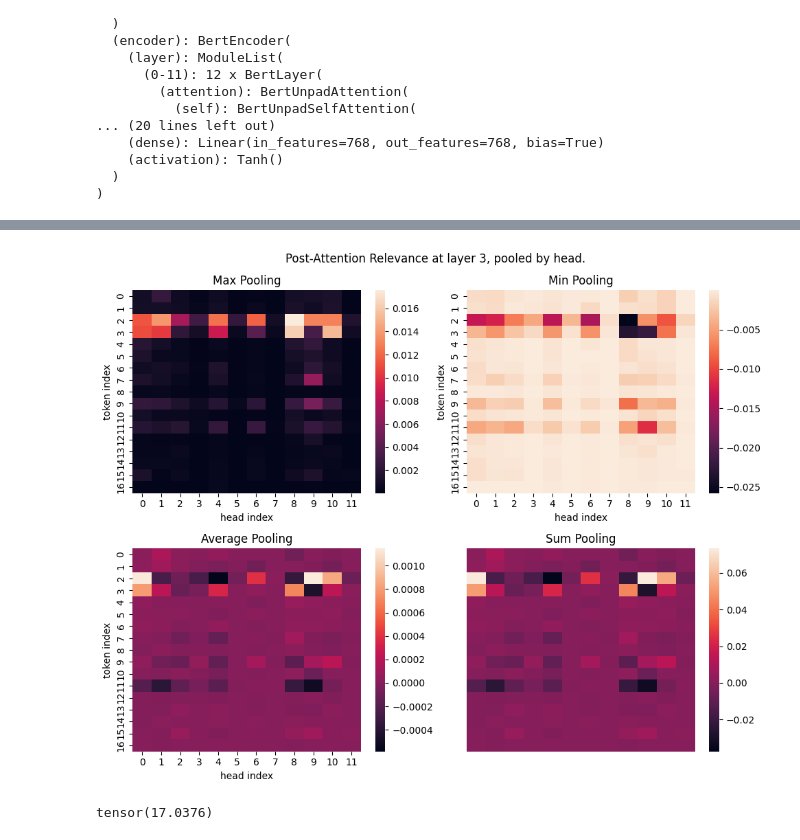
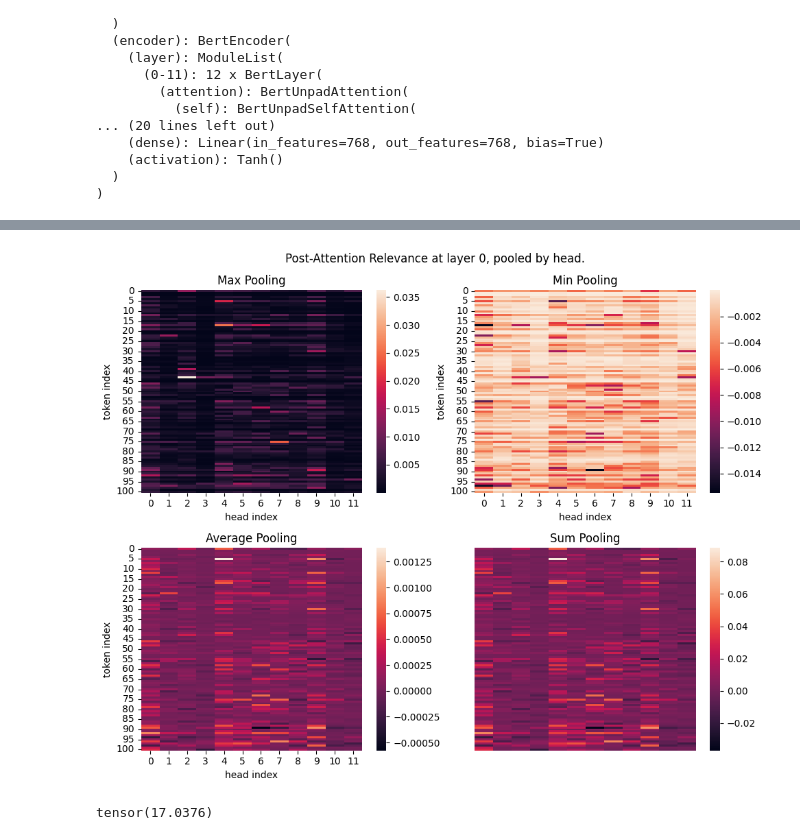
Before and after one commit to keeinlev/dynamicLRP, a Jupyter notebook: dnabert.ipynb, the cells around one changed output, grey strips where cells are left out. Cells and saved outputs as stored; diff of their text form; code cells hidden in the pictures.

```diff
--- a/dnabert.ipynb
+++ b/dnabert.ipynb
@@ -60,7 +57,7 @@ import seaborn as sns
 import matplotlib.pyplot as plt
 
 # Set this to which layer you want to see
-layer_ind = 3
+layer_ind = 0
 
 # Use pooling with kernel size and stride set to d_head = d_model / num_heads = 64 (for DNABERT2)
 max_pool = torch.nn.MaxPool1d(kernel_size=64, stride=64)
@@ -68,34 +65,34 @@ min_pool = lambda x: -max_pool(-x)
 avg_pool = torch.nn.AvgPool1d(kernel_size=64, stride=64)
 sum_pool = torch.nn.LPPool1d(kernel_size=64, stride=64, norm_type=1)
 
 pools = {
     "Max Pooling": max_pool,
     "Min Pooling": min_pool,
     "Average Pooling": avg_pool,
     "Sum Pooling": sum_pool,
 }
 
 fig, axs = plt.subplots((len(pools) + 1) // 2, 2, figsize=(10,8))
 fig.subplots_adjust(top=1.0)
 
 for i, (pool_name, pool_layer) in enumerate(list(pools.items())):
     # Make a heatmap for each type of pooling
     checkpoint_output = pool_layer(torch.unsqueeze(checkpoint_vals[layer_ind], 0))
     lrp_shape = checkpoint_output.shape
     sns.heatmap(checkpoint_output.view((lrp_shape[-2], lrp_shape[-1])).cpu(), ax=axs[i // 2, i % 2])
     axs[i // 2, i % 2].set_title(pool_name)
     axs[i // 2, i % 2].set_xlabel("head index")
     axs[i // 2, i % 2].set_ylabel("token index")
 
 # Remove overflow subplot
 if i < ((len(pools) + 1) // 2) * 2:
     axs[i // 2, 1].set_axis_off()
 fig.suptitle(f"Post-Attention Relevance at layer {layer_ind}, pooled by head.")
 fig.tight_layout()
 
 plt.show()
 # %% [output]
-[figure, old version]
+[figure, new version]
 # %%
 # For debugging relevance paths
 
```
Also changed, not shown: parts of 3 cells of this notebook, 4 other files.
